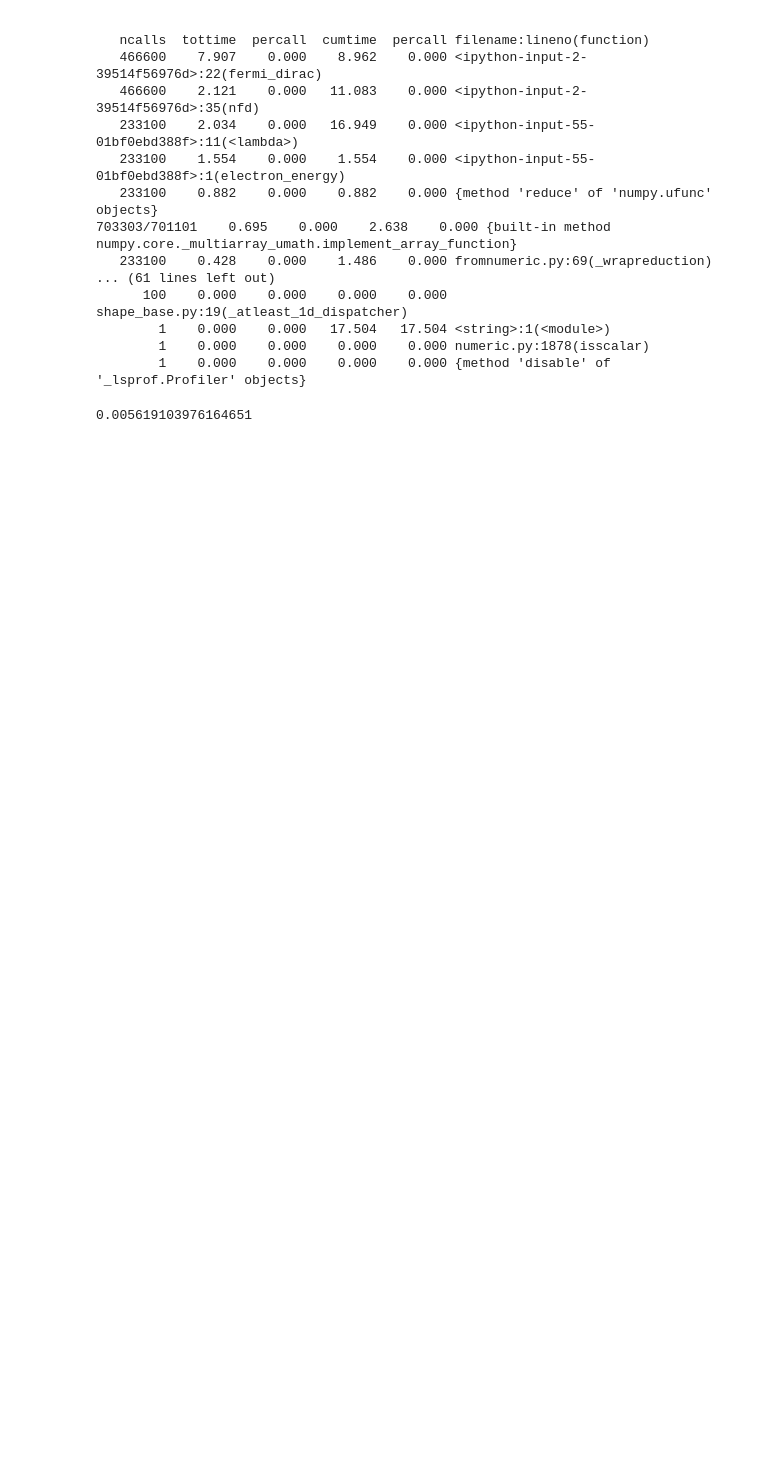
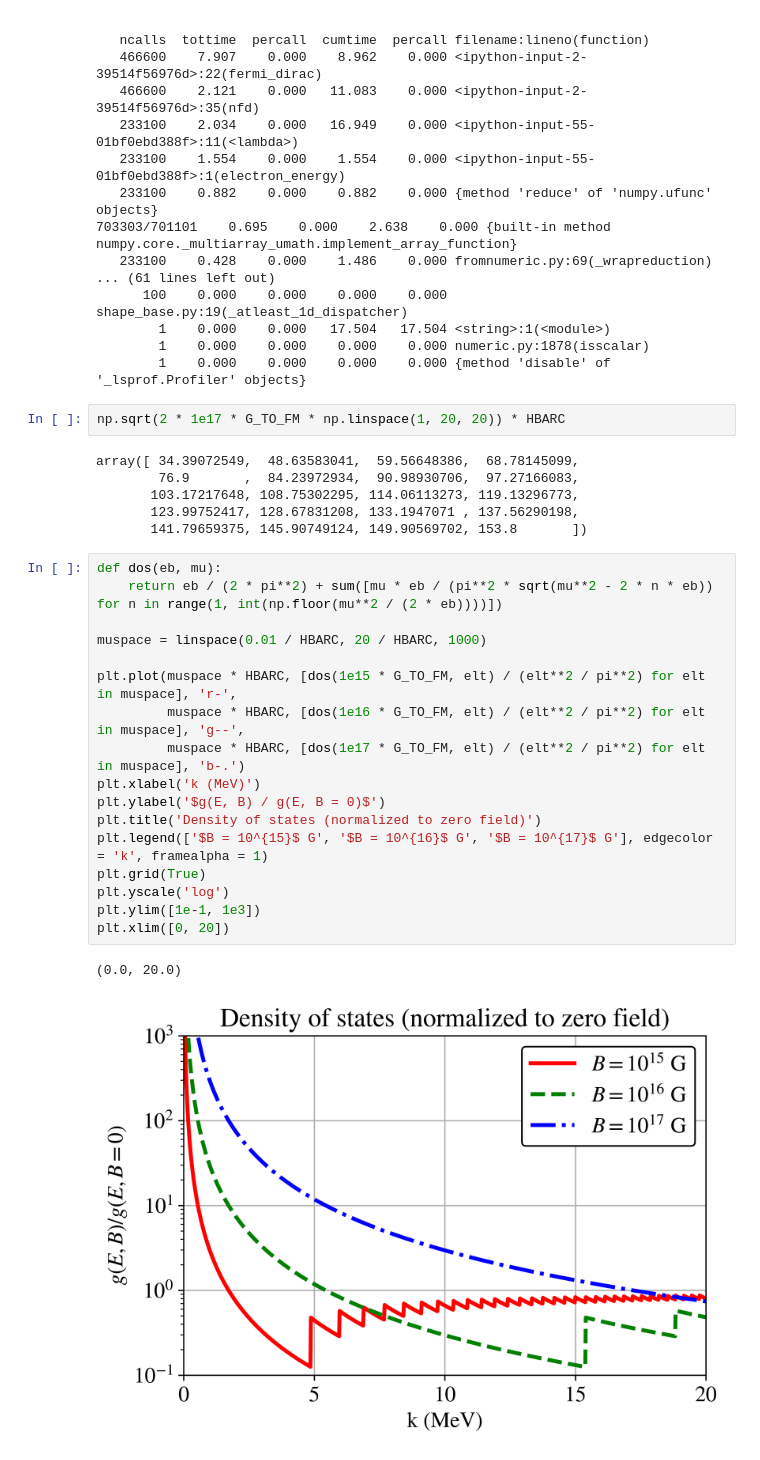
Before and after one commit to clwelch03/HEA-neutrinos, a Jupyter notebook: src/newopacities_mlknotes.ipynb, the cells around one changed output. Drawn from its saved outputs; the diff is of its cells as text; blank space fills up the shorter version.

```diff
--- a/src/newopacities_mlknotes.ipynb
+++ b/src/newopacities_mlknotes.ipynb
@@ -656,5 +757,30 @@ Text(0.5, 1.0, '$B = 10^{17}$ G, $T = 1$ MeV')
         1    0.000    0.000    0.000    0.000 numeric.py:1878(isscalar)
         1    0.000    0.000    0.000    0.000 {method 'disable' of '_lsprof.Profiler' objects}
 # %%
+np.sqrt(2 * 1e17 * G_TO_FM * np.linspace(1, 20, 20)) * HBARC
 # %% [output]
-0.005619103976164651
+array([ 34.39072549,  48.63583041,  59.56648386,  68.78145099,
+        76.9       ,  84.23972934,  90.98930706,  97.27166083,
+       103.17217648, 108.75302295, 114.06113273, 119.13296773,
+       123.99752417, 128.67831208, 133.1947071 , 137.56290198,
+       141.79659375, 145.90749124, 149.90569702, 153.8       ])
+# %%
+def dos(eb, mu):
+    return eb / (2 * pi**2) + sum([mu * eb / (pi**2 * sqrt(mu**2 - 2 * n * eb)) for n in range(1, int(np.floor(mu**2 / (2 * eb))))])
+
+muspace = linspace(0.01 / HBARC, 20 / HBARC, 1000)
+
+plt.plot(muspace * HBARC, [dos(1e15 * G_TO_FM, elt) / (elt**2 / pi**2) for elt in muspace], 'r-',
+         muspace * HBARC, [dos(1e16 * G_TO_FM, elt) / (elt**2 / pi**2) for elt in muspace], 'g--',
+         muspace * HBARC, [dos(1e17 * G_TO_FM, elt) / (elt**2 / pi**2) for elt in muspace], 'b-.')
+plt.xlabel('k (MeV)')
+plt.ylabel('$g(E, B) / g(E, B = 0)$')
+plt.title('Density of states (normalized to zero field)')
+plt.legend(['$B = 10^{15}$ G', '$B = 10^{16}$ G', '$B = 10^{17}$ G'], edgecolor = 'k', framealpha = 1)
+plt.grid(True)
+plt.yscale('log')
+plt.ylim([1e-1, 1e3])
+plt.xlim([0, 20])
+# %% [output]
+(0.0, 20.0)
+[figure, added]
```
Also changed, not shown: parts of 6 cells of this notebook.
